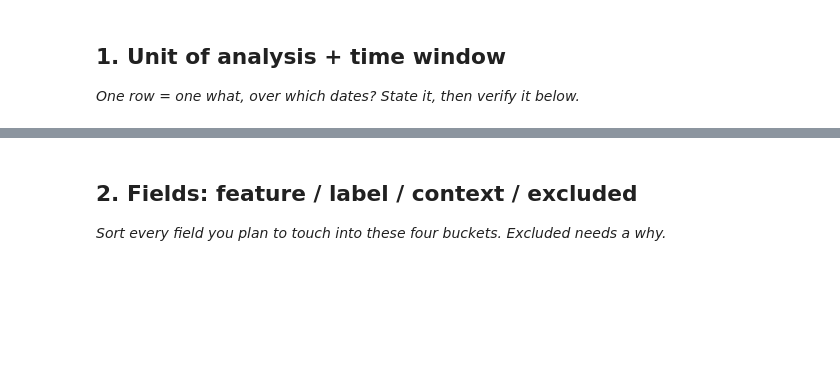
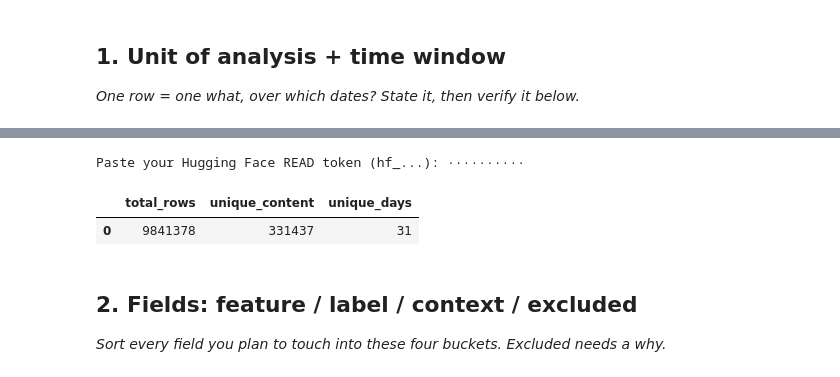
Before and after one commit to Sgln24/flyrank-ml-internship-w1, a Jupyter notebook: work/notebooks/w03_data_contract.ipynb, the cells around one changed output, grey strips where cells are left out. Saved outputs shown, nothing was run; the diff lists cells and outputs as text; code cells hidden in the pictures; blank space fills up the shorter version.

```diff
--- a/work/notebooks/w03_data_contract.ipynb
+++ b/work/notebooks/w03_data_contract.ipynb
@@ -16,3 +40,50 @@ This skeleton is yours to fill. Work the sections **in order** — each one has
+# %%
+# This cell is for CODE (numbers, a query, a check).
+import os, getpass
+HF_TOKEN = os.environ.get('HF_TOKEN')
+if not HF_TOKEN:
+    try:
+        from google.colab import userdata
+        HF_TOKEN = userdata.get('HF_TOKEN')
+    except Exception:
+        pass
+HF_TOKEN = HF_TOKEN or getpass.getpass('Paste your Hugging Face READ token (hf_...): ')
+
+import duckdb
+
+con = duckdb.connect()
+con.execute(f"CREATE OR REPLACE SECRET hf (TYPE huggingface, TOKEN '{HF_TOKEN}')")
+
+REL = 'hf://datasets/FlyRank/internship-warehouse'
+TABLES = {
+    'dim_clients':                f"read_parquet('{REL}/dim_clients.parquet')",
+    'dim_content':                f"read_parquet('{REL}/dim_content.parquet')",
+    'fact_daily':                 f"read_parquet('{REL}/fact_content_daily_performance/**/*.parquet')",
+    'fact_daily_sample':          f"read_parquet('{REL}/fact_content_daily_performance_sample.parquet')",
+    'fact_query_90d':             f"read_parquet('{REL}/fact_content_query_90d.parquet')",
+}
+
+con.sql(f"""
+DESCRIBE
+SELECT *
+FROM {TABLES['fact_daily']}
+LIMIT 1
+""").df()
+
+con.sql(f"""
+SELECT
+    COUNT(*) AS total_rows,
+    COUNT(DISTINCT content_hash_id) AS unique_content,
+    COUNT(DISTINCT report_date) AS unique_days
+FROM {TABLES['fact_daily']}
+WHERE DATE_TRUNC('month', report_date)=DATE '2026-03-01'
+""").df()
+
+# Write your text answer in the cell ABOVE this one — typing sentences here breaks Run All.
+# %% [output]
+Paste your Hugging Face READ token (hf_...): ··········
+|  | total_rows | unique_content | unique_days |
+| 0 | 9841378 | 331437 | 31 |
 # %% [markdown]
 ## 2. Fields: feature / label / context / excluded
 
```
Also changed, not shown: parts of 18 cells of this notebook.
